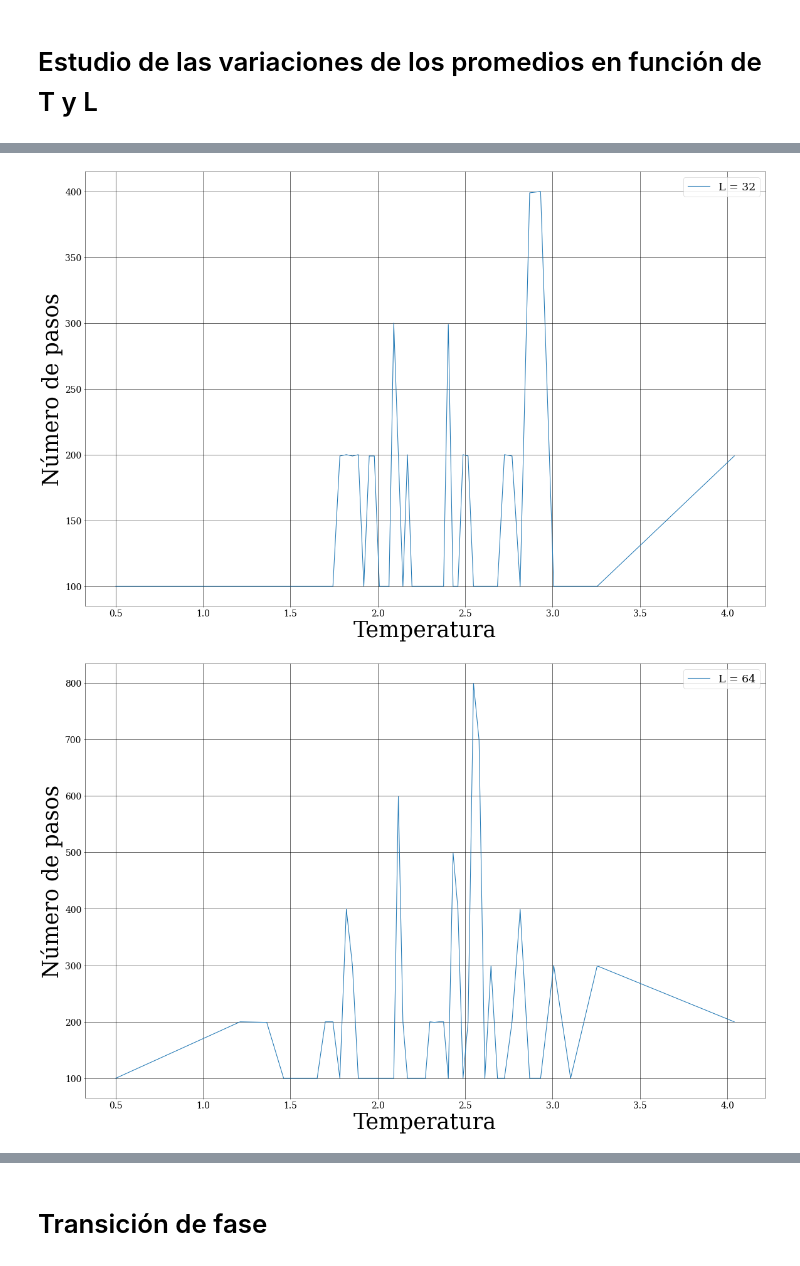
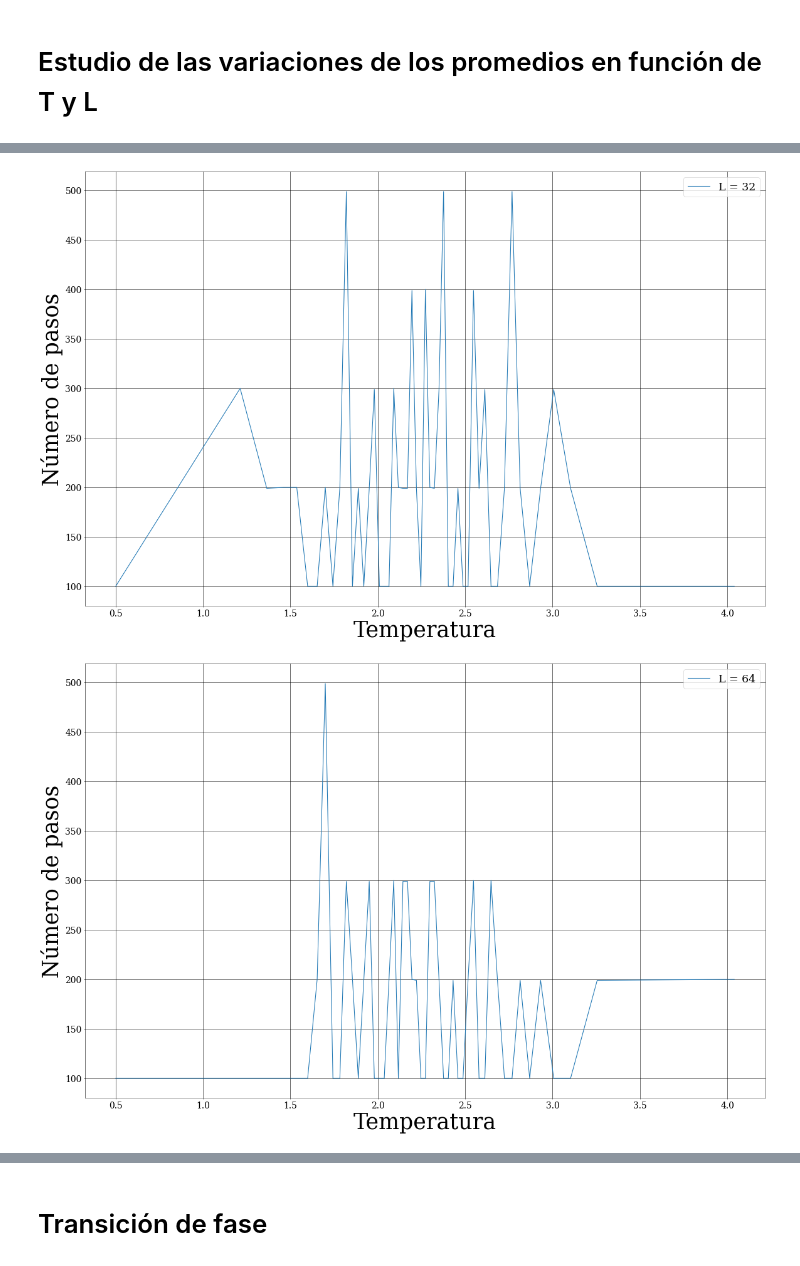
Before and after one commit to Lermacto/ising-2d, a Jupyter notebook: ising.ipynb, the cells around one changed output, grey strips where cells are left out. Saved outputs shown, nothing was run; the diff lists cells and outputs as text; code cells hidden in the pictures.

```diff
--- a/ising.ipynb
+++ b/ising.ipynb
@@ -191,7 +210,7 @@ T_arr = create_dense_domain_around_tc(2.27, 50)
 L_arr = np.array([2**n for n in range(4,8+1)]) # de 16 a 256
 dE = np.array([4, 8])  # únicos Delta_E positivos
 
-T_vs_L_matrix = np.zeros((L_arr.size,T_arr.size))
+df_n = pd.DataFrame(index = T_arr, columns= [*L_arr])
 
 for li,L in tqdm(enumerate(L_arr)):
     S0 = [np.ones((L, L), dtype=int), 2*np.random.randint(2,size=(L,L))-1]
@@ -221,9 +240,9 @@ for li,L in tqdm(enumerate(L_arr)):
             # Si llené los N_check valores de mis arrays de E y M promedio
             if n//N_check>0:
                 # Chequeo si la variación alrededor del promedio es muy chica
-                if (np.sum(np.diff(Ebar))/(N_check-1) < 1e-6) and (np.sum(np.diff(Mbar))/(N_check-1) < 1e-6):
+                if (np.abs(Ebar[-1] - Ebar[0]) < 1e-6) and (np.abs(Mbar[-1] - Mbar[0]) < 1e-6):
                     break
             n+=1
-        T_vs_L_matrix[li,ti] = n
+        df_n.loc[T, L] = n
 # %%
 fig,ax = plt.subplots()
@@ -238,7 +257,9 @@ Text(0.5, 0, 'Temperatura')
 # %%
+fig,axs = plt.subplots(2,2)
+
 for li,L in enumerate(L_arr):
-    fig,ax = plt.subplots()
-    ax.plot(T_arr, T_vs_L_matrix[li,:], label=f'L = {L}')
+    ax = axs.flatten()[li]
+    ax.plot(T_arr, df_n[L], label=f'L = {L}')
     ax.set_ylabel('Número de pasos')
     ax.set_xlabel('Temperatura')
     ax.legend()
@@ -247,2 +268,2 @@ for li,L in enumerate(L_arr):
-[figure, old version]
+[figure, new version]
-[figure, old version]
+[figure, new version]
```
Also changed, not shown: parts of 5 cells of this notebook.
